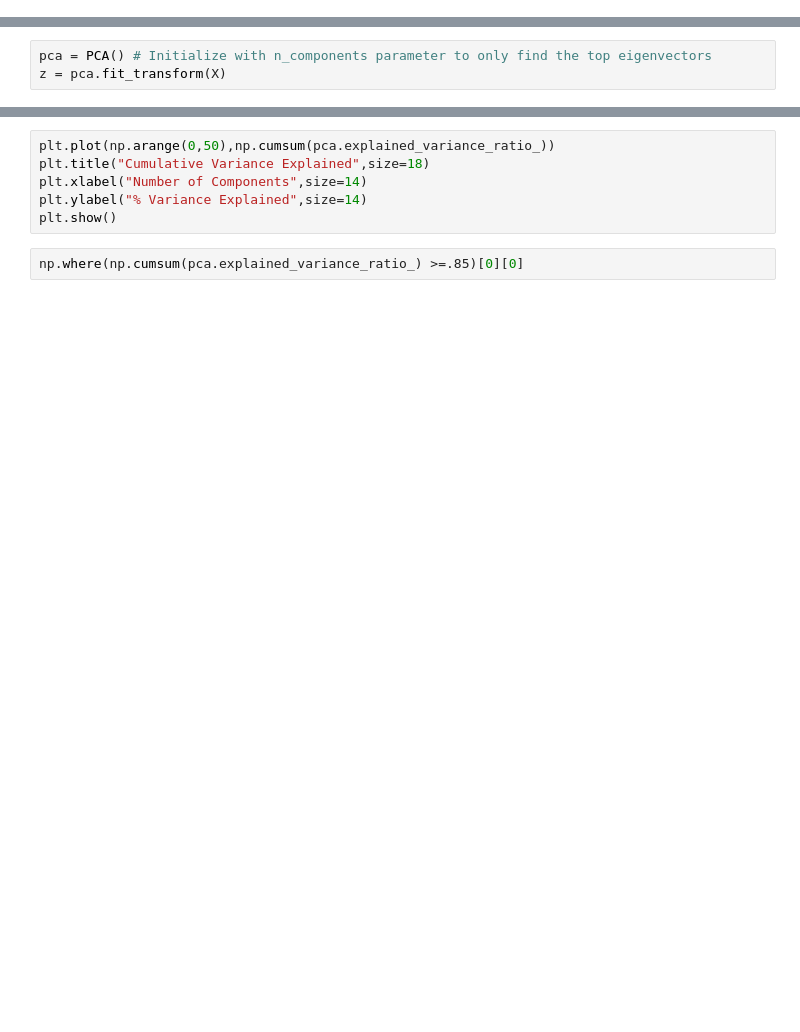
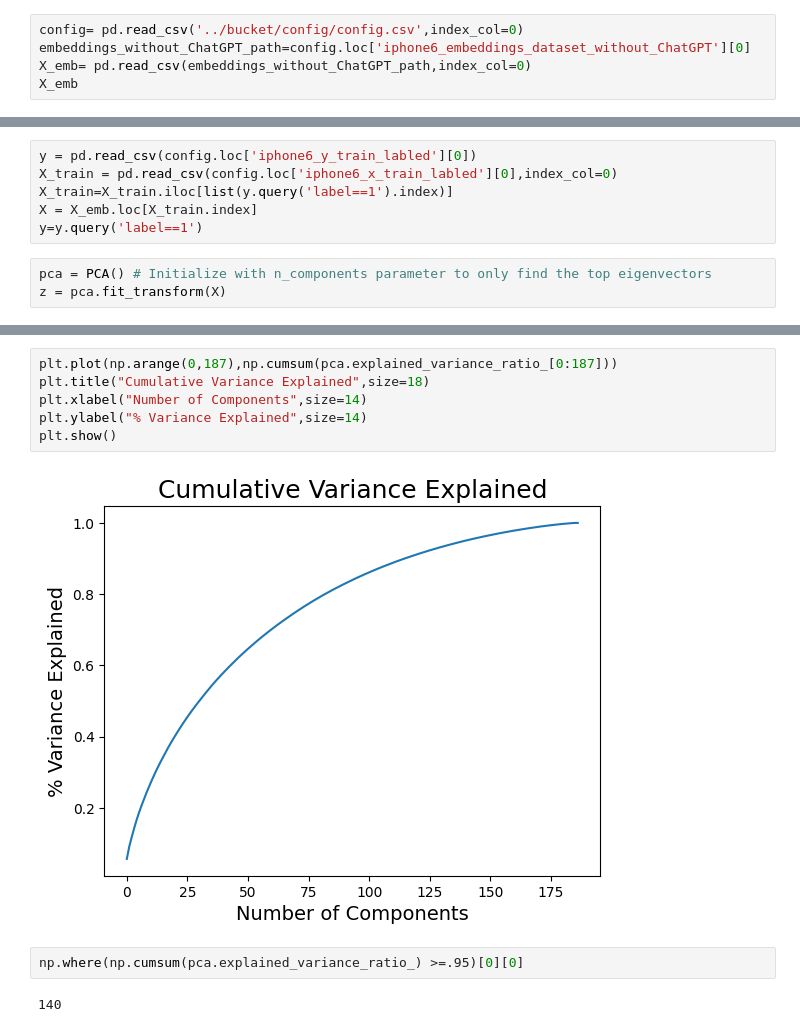
Before and after one commit to mehrdad-es/twitter_cs_NLP, a Jupyter notebook: notebooks/6. clustering.ipynb, the cells around one changed output, grey strips where cells are left out. Drawn from its saved outputs; the diff is of its cells as text; blank space fills up the shorter version.

```diff
--- a/notebooks/6. clustering.ipynb
+++ b/notebooks/6. clustering.ipynb
@@ -8,0 +12,5 @@ from sklearn.manifold import TSNE
+# %%
+config= pd.read_csv('../bucket/config/config.csv',index_col=0)
+embeddings_without_ChatGPT_path=config.loc['iphone6_embeddings_dataset_without_ChatGPT'][0]
+X_emb= pd.read_csv(embeddings_without_ChatGPT_path,index_col=0)
+X_emb
@@ -9,3 +31,9 @@ from sklearn.manifold import TSNE
+# %%
+y = pd.read_csv(config.loc['iphone6_y_train_labled'][0])
+X_train = pd.read_csv(config.loc['iphone6_x_train_labled'][0],index_col=0)
+X_train=X_train.iloc[list(y.query('label==1').index)]
+X = X_emb.loc[X_train.index]
+y=y.query('label==1')
 # %%
 pca = PCA() # Initialize with n_components parameter to only find the top eigenvectors
 z = pca.fit_transform(X)
@@ -24,10 +56,14 @@ plt.show()
 # %%
-plt.plot(np.arange(0,50),np.cumsum(pca.explained_variance_ratio_))
+plt.plot(np.arange(0,187),np.cumsum(pca.explained_variance_ratio_[0:187]))
 plt.title("Cumulative Variance Explained",size=18)
 plt.xlabel("Number of Components",size=14)
 plt.ylabel("% Variance Explained",size=14)
 plt.show()
+# %% [output]
+[figure, added]
 # %%
-np.where(np.cumsum(pca.explained_variance_ratio_) >=.85)[0][0]
+np.where(np.cumsum(pca.explained_variance_ratio_) >=.95)[0][0]
+# %% [output]
+140
 # %%
 # MDS can be slow when n is large
```
Also changed, not shown: parts of 15 cells of this notebook.
